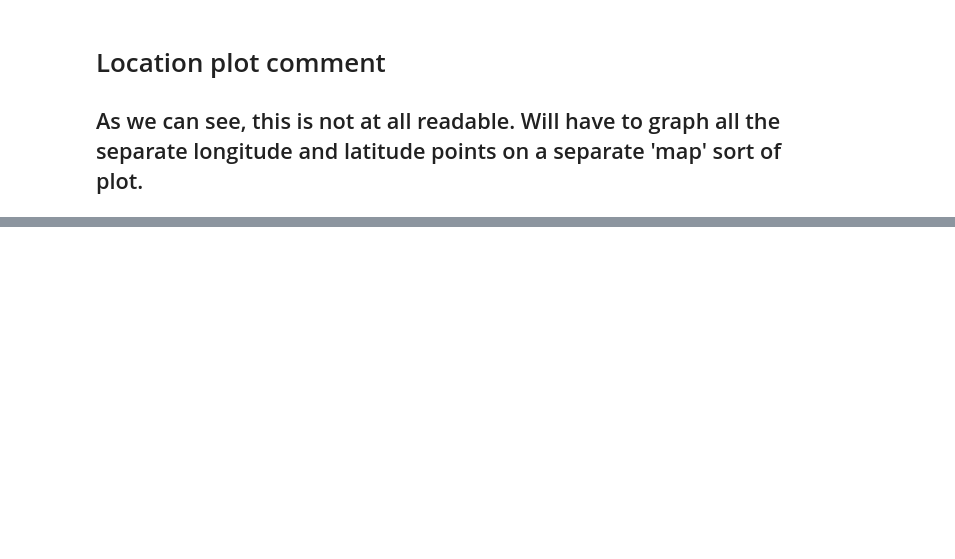
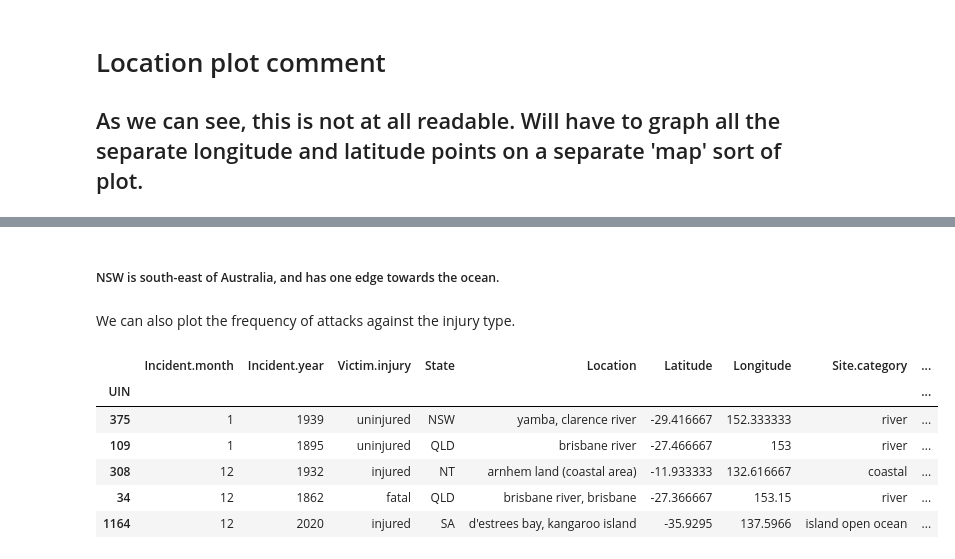
Before and after one commit to anushaTUe/visualisation-20245, a Jupyter notebook: dataset/further_exploration.ipynb, the cells around one changed output, grey strips where cells are left out. Saved outputs shown, nothing was run; the diff lists cells and outputs as text; code cells hidden in the pictures; blank space fills up the shorter version.

```diff
--- a/dataset/further_exploration.ipynb
+++ b/dataset/further_exploration.ipynb
@@ -177,0 +198,14 @@ location_plot = location_counts.plot(kind='bar', width=0.8, color='skyblue', edg
+# %% [markdown]
+##### NSW is south-east of Australia, and has one edge towards the ocean.
+# %% [markdown]
+We can also plot the frequency of attacks against the injury type.
+# %%
+df_shark.sample(5)
+# %% [output]
+|  | Incident.month | Incident.year | Victim.injury | State | Location | Latitude | Longitude | Site.category | ... |
+| UIN |  |  |  |  |  |  |  |  | ... |
+| 375 | 1 | 1939 | uninjured | NSW | yamba, clarence river | -29.416667 | 152.333333 | river | ... |
+| 109 | 1 | 1895 | uninjured | QLD | brisbane river | -27.466667 | 153 | river | ... |
+| 308 | 12 | 1932 | injured | NT | arnhem land (coastal area) | -11.933333 | 132.616667 | coastal | ... |
+| 34 | 12 | 1862 | fatal | QLD | brisbane river, brisbane | -27.366667 | 153.15 | river | ... |
+| 1164 | 12 | 2020 | injured | SA | d'estrees bay, kangaroo island | -35.9295 | 137.5966 | island open ocean | ... |
```
Also changed, not shown: parts of 10 cells of this notebook.
